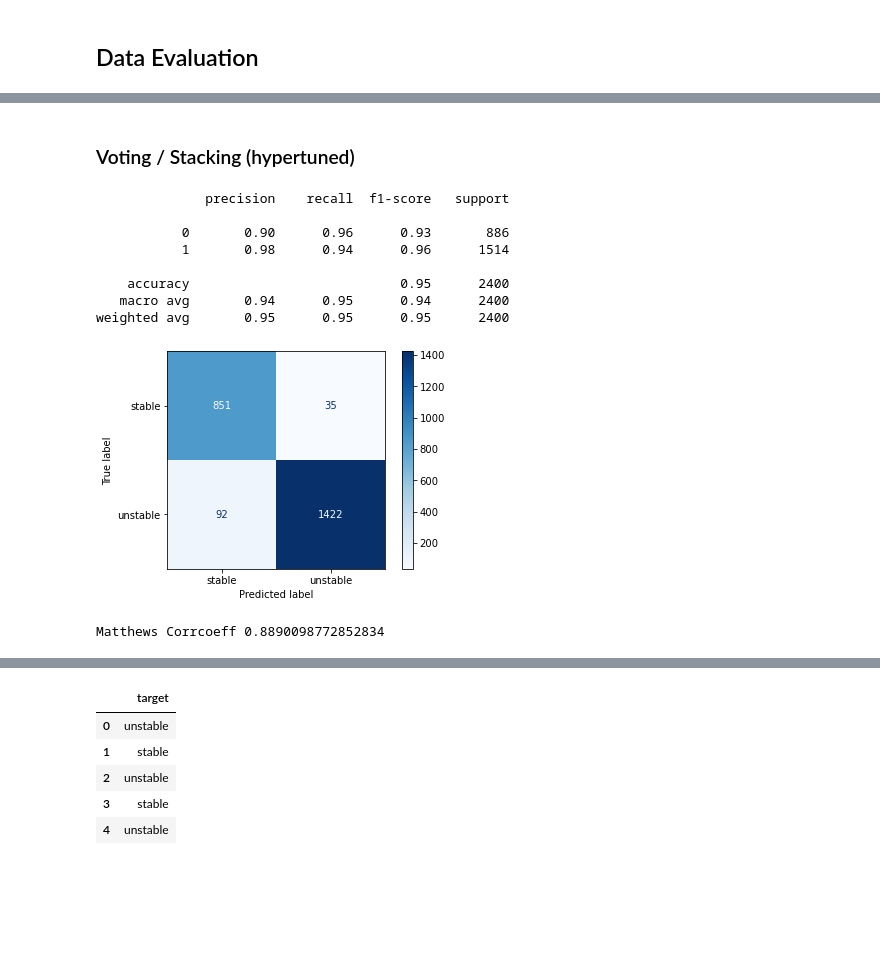
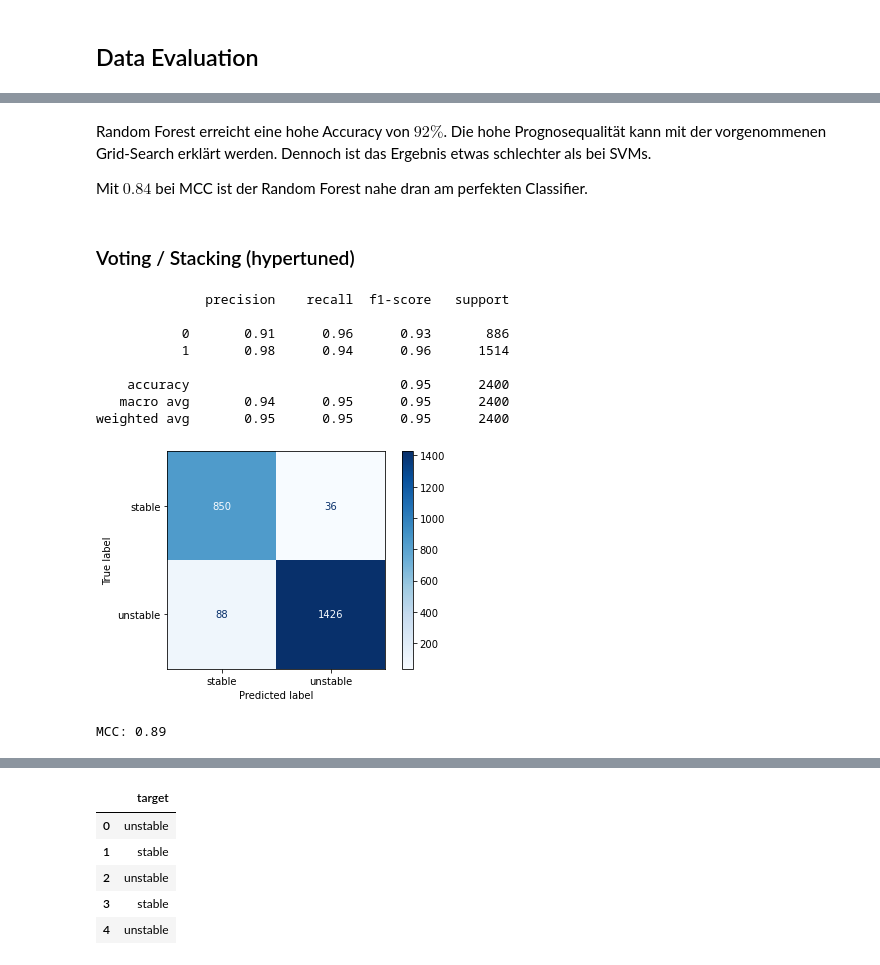
Before and after one commit to KarelZe/grid-stability-sim, a Jupyter notebook: BILZ_MARKUS_solution.ipynb, the cells around one changed output, grey strips where cells are left out. Saved outputs shown, nothing was run; the diff lists cells and outputs as text; code cells hidden in the pictures; blank space fills up the shorter version.

```diff
--- a/BILZ_MARKUS_solution.ipynb
+++ b/BILZ_MARKUS_solution.ipynb
@@ -307,5 +323,6 @@ Fitting 3 folds for each of 5 candidates, totalling 15 fits
 # %%
-grid_sim_voting = VotingClassifier(estimators=[('SVC', grid_svm_optimized), ('Random Forest', grid_sim_rf_optimized)], voting='hard')
+grid_sim_voting = VotingClassifier(estimators=[('SVC', grid_svm_optimized), ('Random Forest', grid_sim_rf_optimized)],
+                                   voting='hard')
 grid_sim_voting.fit(X_train, y_train)
 y_pred_voting = grid_sim_voting.predict(X_test)
 # %% [markdown]
@@ -373,19 +391,6 @@ Matthews Corrcoeff 0.8234245303024987
+# %% [markdown]
+Random Forest erreicht eine hohe Accuracy von  $92 \%$. Die hohe Prognosequalität kann mit der vorgenommenen Grid-Search erklärt werden. Dennoch ist das Ergebnis etwas schlechter als bei SVMs.
+
+Mit $0.84$ bei MCC ist der Random Forest nahe dran am perfekten Classifier.
 # %% [markdown]
 ### Voting / Stacking (hypertuned)
-# %%
-print(classification_report(y_test, y_pred_voting))
-plot_confusion_matrix(grid_sim_voting, X_test, y_test, display_labels=label_encoder.classes_, cmap=plt.cm.Blues)
-plt.show()
-
-print("Matthews Corrcoeff", matthews_corrcoef(y_test, y_pred_voting))
-# %% [output]
-              precision    recall  f1-score   support
-
-           0       0.90      0.96      0.93       886
-           1       0.98      0.94      0.96      1514
-
-    accuracy                           0.95      2400
-   macro avg       0.94      0.95      0.94      2400
-weighted avg       0.95      0.95      0.95      2400
-[figure, removed]
-Matthews Corrcoeff 0.8890098772852834
@@ -398,0 +397,13 @@ Matthews Corrcoeff 0.8890098772852834
+# %%
+print_result(grid_sim_voting, y_pred_voting)
+# %% [output]
+              precision    recall  f1-score   support
+
+           0       0.91      0.96      0.93       886
+           1       0.98      0.94      0.96      1514
+
+    accuracy                           0.95      2400
+   macro avg       0.94      0.95      0.95      2400
+weighted avg       0.95      0.95      0.95      2400
+[figure, added]
+MCC: 0.89
```
Also changed, not shown: parts of 59 cells of this notebook, 2 other files.
